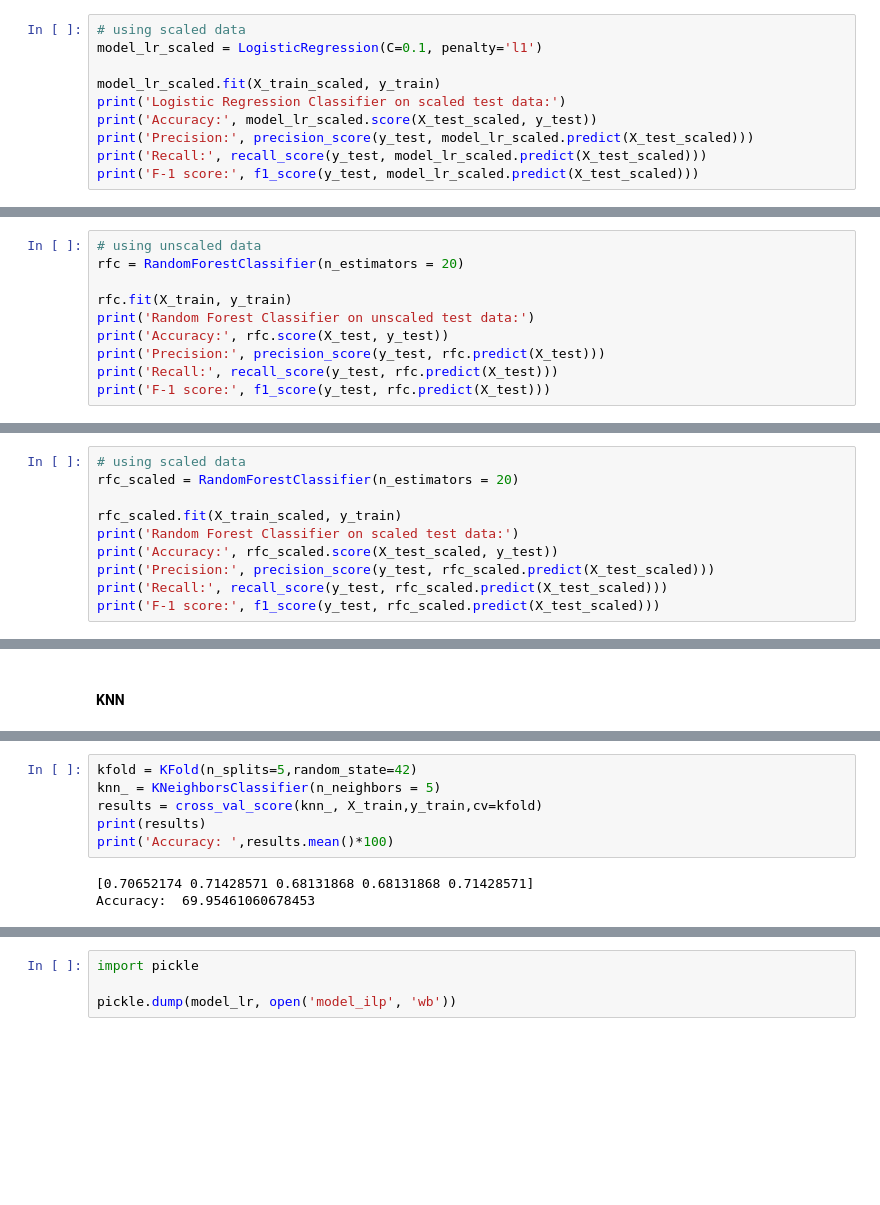
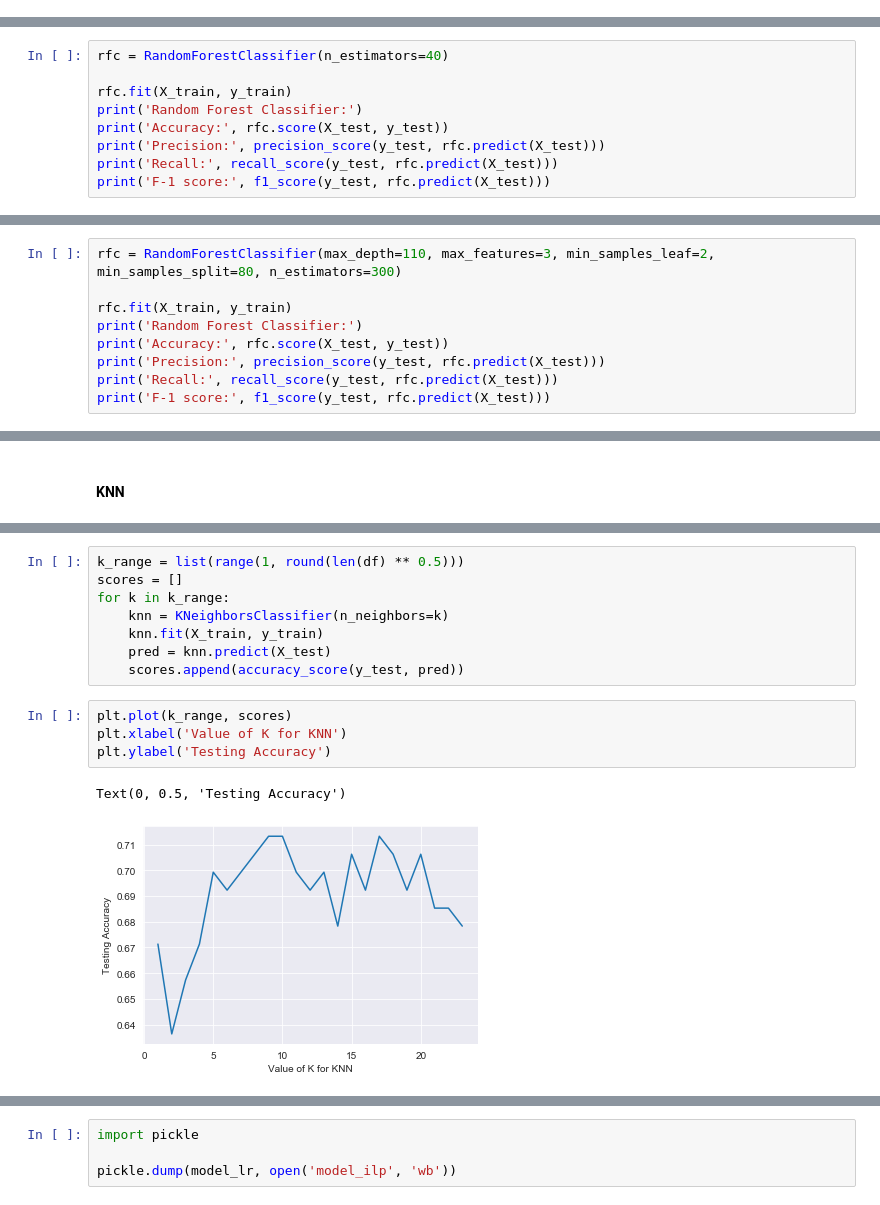
Before and after one commit to gitenx/finalproject_JCDS6, a Jupyter notebook: modelselection.ipynb, the cells around one changed output, grey strips where cells are left out. Cells and saved outputs as stored; diff of their text form; blank space fills up the shorter version.

```diff
--- a/modelselection.ipynb
+++ b/modelselection.ipynb
@@ -71,10 +97,0 @@ Accuracy:  70.39655996177736
-# %%
-# using scaled data
-model_lr_scaled = LogisticRegression(C=0.1, penalty='l1')
-
-model_lr_scaled.fit(X_train_scaled, y_train)
-print('Logistic Regression Classifier on scaled test data:')
-print('Accuracy:', model_lr_scaled.score(X_test_scaled, y_test))
-print('Precision:', precision_score(y_test, model_lr_scaled.predict(X_test_scaled)))
-print('Recall:', recall_score(y_test, model_lr_scaled.predict(X_test_scaled)))
-print('F-1 score:', f1_score(y_test, model_lr_scaled.predict(X_test_scaled)))
@@ -96,11 +102,10 @@ Accuracy:  70.38461538461539
 # %% [markdown]
 #### random forest classifier
 # %%
-# using unscaled data
-rfc = RandomForestClassifier(n_estimators = 20)
+rfc = RandomForestClassifier(n_estimators=40)
 
 rfc.fit(X_train, y_train)
-print('Random Forest Classifier on unscaled test data:')
+print('Random Forest Classifier:')
 print('Accuracy:', rfc.score(X_test, y_test))
 print('Precision:', precision_score(y_test, rfc.predict(X_test)))
 print('Recall:', recall_score(y_test, rfc.predict(X_test)))
@@ -123,11 +153,10 @@ Accuracy:  71.49307214524606
 # %%
-# using scaled data
-rfc_scaled = RandomForestClassifier(n_estimators = 20)
+rfc = RandomForestClassifier(max_depth=110, max_features=3, min_samples_leaf=2, min_samples_split=80, n_estimators=300)
 
-rfc_scaled.fit(X_train_scaled, y_train)
-print('Random Forest Classifier on scaled test data:')
-print('Accuracy:', rfc_scaled.score(X_test_scaled, y_test))
-print('Precision:', precision_score(y_test, rfc_scaled.predict(X_test_scaled)))
-print('Recall:', recall_score(y_test, rfc_scaled.predict(X_test_scaled)))
-print('F-1 score:', f1_score(y_test, rfc_scaled.predict(X_test_scaled)))
+rfc.fit(X_train, y_train)
+print('Random Forest Classifier:')
+print('Accuracy:', rfc.score(X_test, y_test))
+print('Precision:', precision_score(y_test, rfc.predict(X_test)))
+print('Recall:', recall_score(y_test, rfc.predict(X_test)))
+print('F-1 score:', f1_score(y_test, rfc.predict(X_test)))
 # %% [output]
@@ -166,10 +193,16 @@ F-1 score: 0.7784431137724551
-# %%
-kfold = KFold(n_splits=5,random_state=42)
-knn_ = KNeighborsClassifier(n_neighbors = 5)
-results = cross_val_score(knn_, X_train,y_train,cv=kfold)
-print(results)
-print('Accuracy: ',results.mean()*100)
-# %% [output]
-[0.70652174 0.71428571 0.68131868 0.68131868 0.71428571]
-Accuracy:  69.95461060678453
+# %%
+k_range = list(range(1, round(len(df) ** 0.5)))
+scores = []
+for k in k_range:
+    knn = KNeighborsClassifier(n_neighbors=k)
+    knn.fit(X_train, y_train)
+    pred = knn.predict(X_test)
+    scores.append(accuracy_score(y_test, pred))
+# %%
+plt.plot(k_range, scores)
+plt.xlabel('Value of K for KNN')
+plt.ylabel('Testing Accuracy')
+# %% [output]
+Text(0, 0.5, 'Testing Accuracy')
+[figure, added]
 # %%
```
Also changed, not shown: parts of 41 cells of this notebook, 2 other files.
